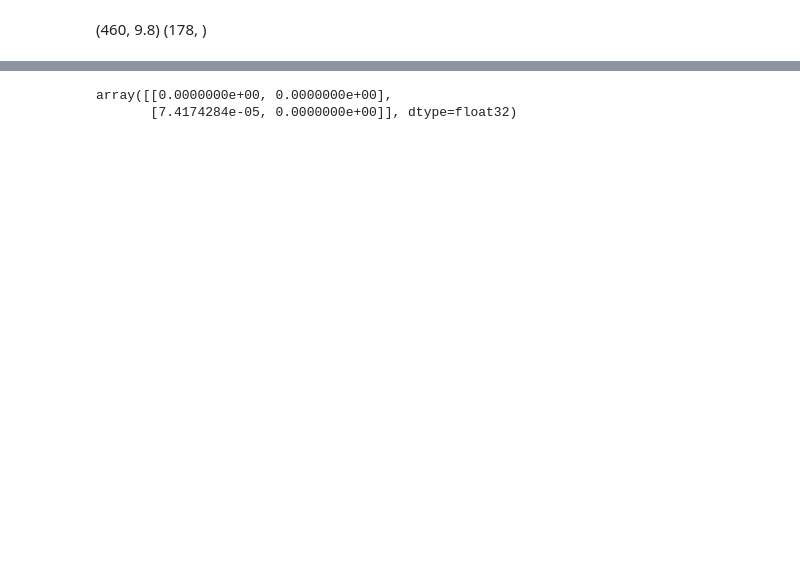
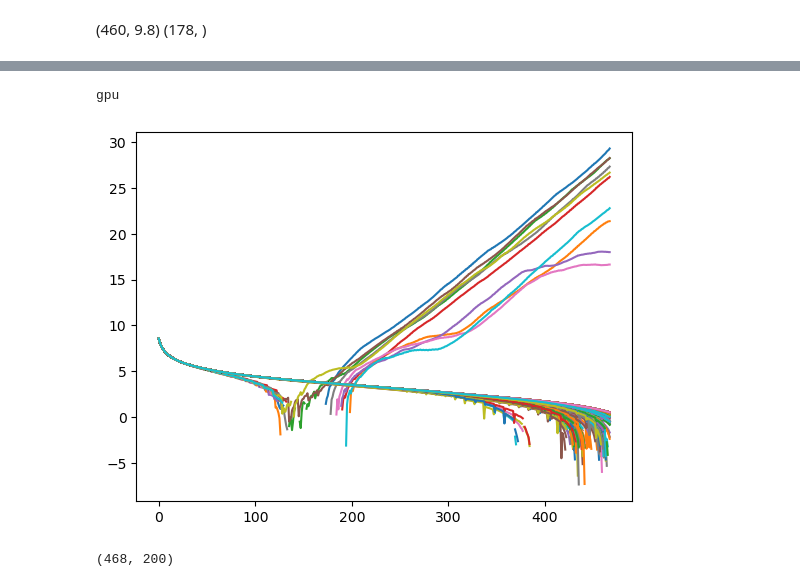
Before and after one commit to draeloslab/AdaptiveLatents, a Jupyter notebook: scripts/debug jax/run_example.ipynb, the cells around one changed output, grey strips where cells are left out. Cells and saved outputs as stored; diff of their text form; code cells hidden in the pictures; blank space fills up the shorter version.

Commit message:
modifies bubblewrap to save Q values

```diff
--- a/scripts/debug jax/run_example.ipynb
+++ b/scripts/debug jax/run_example.ipynb
@@ -352,6 +310,0 @@ plt.plot(np.log(np.abs(np.diff(brs[k].L_diag_history[:, m, ...], axis=0))).resha
-# %%
-bubble = 5
-brs[0].L_m_history[50,bubble,:,:]
-# %% [output]
-array([[0.0000000e+00, 0.0000000e+00],
-       [7.4174284e-05, 0.0000000e+00]], dtype=float32)
@@ -367,0 +311,12 @@ for k in [0,1]:
+# %%
+k = 0
+print(brs[k].bw.backend_note)
+Q = brs[k].model_step_variable_history['Q'];
+plt.plot(np.log(Q));
+# %% [output]
+gpu
+[figure, added]
+# %%
+Q.shape
+# %% [output]
+(468, 200)
```
Also changed, not shown: parts of 19 cells of this notebook, 3 other files.
